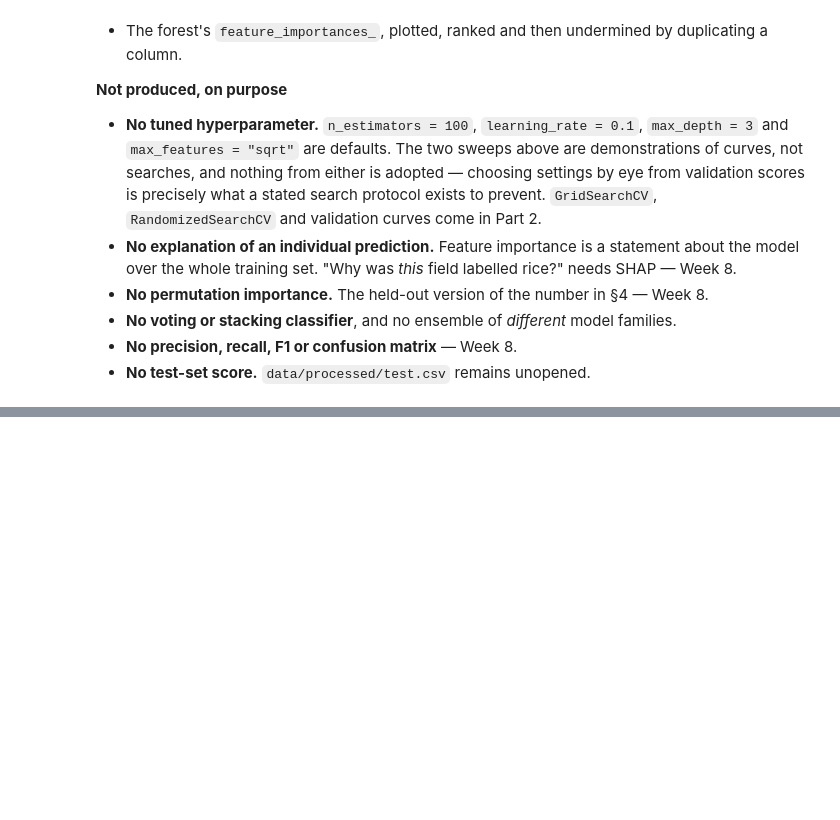
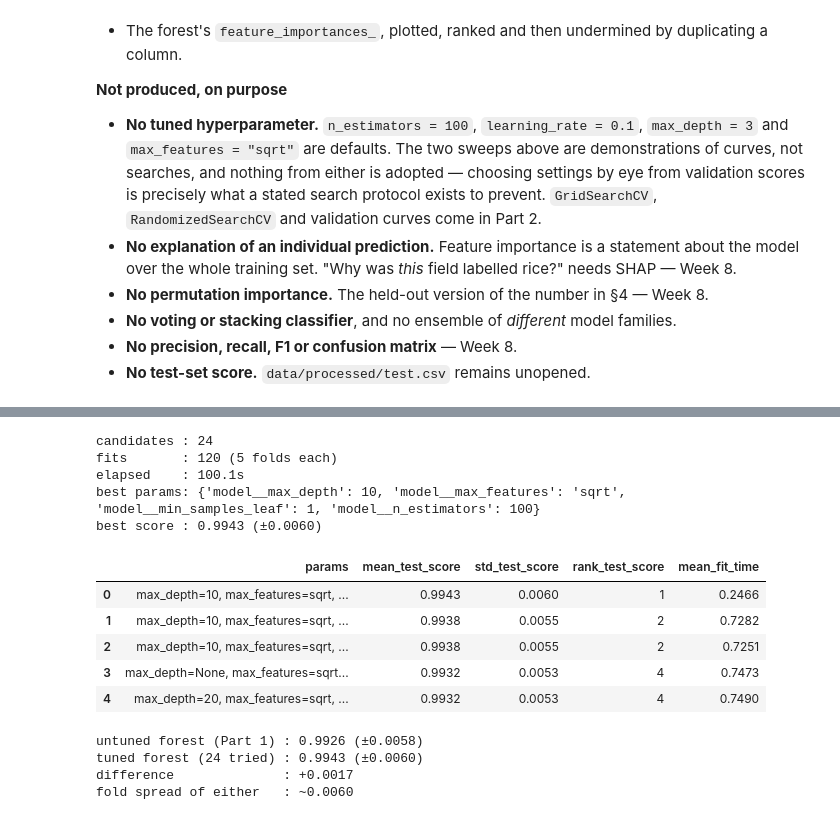
Before and after one commit to Raj-Indra-Asura/Crop-Recommendation-System, a Jupyter notebook: notebooks/06_model_selection.ipynb, the cells around one changed output, grey strips where cells are left out. Drawn from its saved outputs; the diff is of its cells as text; code cells hidden in the pictures; blank space fills up the shorter version.

```diff
--- a/notebooks/06_model_selection.ipynb
+++ b/notebooks/06_model_selection.ipynb
@@ -678,0 +775,47 @@ protocol         : 5-fold stratified CV, seed 42, on data/processed/train.csv
+# %%
+forest_grid = {
+    "model__n_estimators": [100, 300],
+    "model__max_depth": [None, 10, 20],
+    "model__max_features": ["sqrt", None],
+    "model__min_samples_leaf": [1, 2],
+}
+
+forest_search = tune_model(make_pipeline(get_random_forest()), forest_grid, X_train, y_train)
+
+print("candidates :", forest_search["n_candidates"])
+print("fits       :", forest_search["n_fits"], f"({forest_search['n_splits']} folds each)")
+print("elapsed    :", f"{forest_search['elapsed_seconds']:.1f}s")
+print("best params:", forest_search["best_params"])
+print("best score :", f"{forest_search['best_score']:.4f} (±{forest_search['best_std']:.4f})")
+# %% [output]
+candidates : 24
+fits       : 120 (5 folds each)
+elapsed    : 100.1s
+best params: {'model__max_depth': 10, 'model__max_features': 'sqrt', 'model__min_samples_leaf': 1, 'model__n_estimators': 100}
+best score : 0.9943 (±0.0060)
+# %%
+top_forest = forest_search["cv_results"].head(5).copy()
+top_forest["params"] = top_forest["params"].map(
+    lambda p: ", ".join(f"{k.removeprefix('model__')}={v}" for k, v in sorted(p.items()))
+)
+top_forest.round(4)
+# %% [output]
+|  | params | mean_test_score | std_test_score | rank_test_score | mean_fit_time |
+| 0 | max_depth=10, max_features=sqrt, ... | 0.9943 | 0.0060 | 1 | 0.2466 |
+| 1 | max_depth=10, max_features=sqrt, ... | 0.9938 | 0.0055 | 2 | 0.7282 |
+| 2 | max_depth=10, max_features=sqrt, ... | 0.9938 | 0.0055 | 2 | 0.7251 |
+| 3 | max_depth=None, max_features=sqrt... | 0.9932 | 0.0053 | 4 | 0.7473 |
+| 4 | max_depth=20, max_features=sqrt, ... | 0.9932 | 0.0053 | 4 | 0.7490 |
+# %%
+untuned_forest = cross_validated_accuracy(make_pipeline(get_random_forest()), X_train, y_train)
+
+print(f"untuned forest (Part 1) : {untuned_forest['mean']:.4f} (±{untuned_forest['std']:.4f})")
+print(f"tuned forest (24 tried) : {forest_search['best_score']:.4f}"
+      f" (±{forest_search['best_std']:.4f})")
+print(f"difference              : {forest_search['best_score'] - untuned_forest['mean']:+.4f}")
+print(f"fold spread of either   : ~{max(untuned_forest['std'], forest_search['best_std']):.4f}")
+# %% [output]
+untuned forest (Part 1) : 0.9926 (±0.0058)
+tuned forest (24 tried) : 0.9943 (±0.0060)
+difference              : +0.0017
+fold spread of either   : ~0.0060
```
Also changed, not shown: parts of 26 cells of this notebook.
